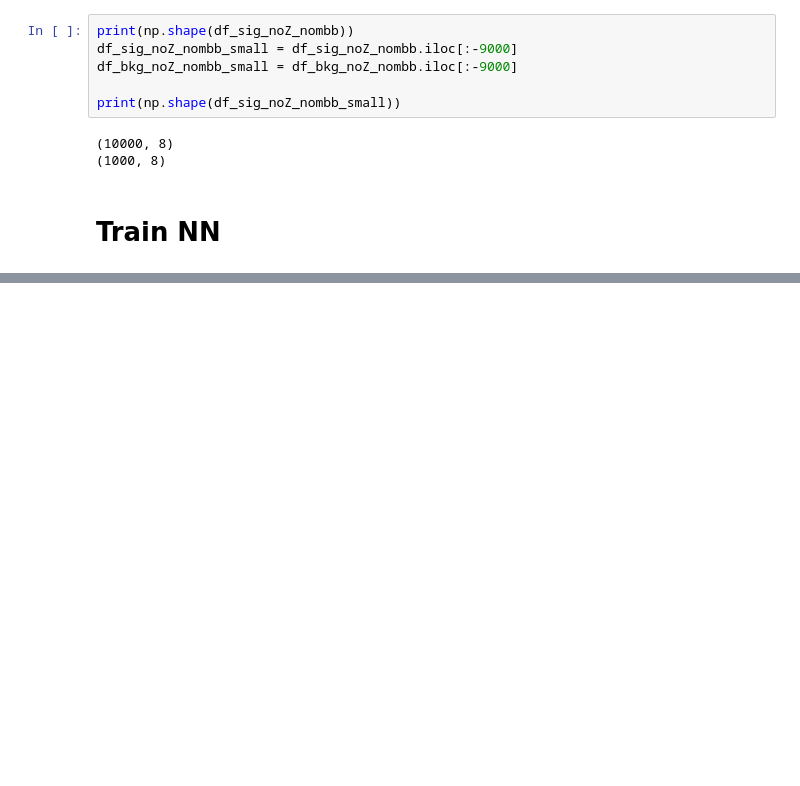
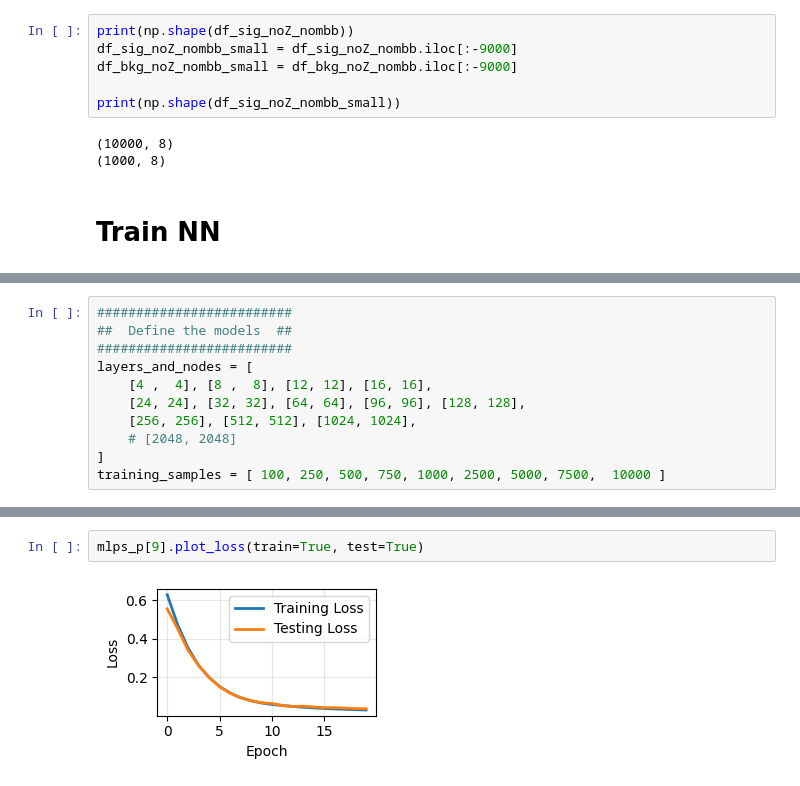
Before and after one commit to sferrante/HiggsClassifier, a Jupyter notebook: HiggstrahlungClassifier_Supervised.ipynb, the cells around one changed output, grey strips where cells are left out. Saved outputs shown, nothing was run; the diff lists cells and outputs as text; blank space fills up the shorter version.

```diff
--- a/HiggstrahlungClassifier_Supervised.ipynb
+++ b/HiggstrahlungClassifier_Supervised.ipynb
@@ -139,0 +127,11 @@ print(clf_all.roc_auc(), clf_noZ.roc_auc(), clf_nombb.roc_auc(), clf_noZ_nombb.r
+# %%
+#########################
+##  Define the models  ##
+#########################
+layers_and_nodes = [
+    [4 ,  4], [8 ,  8], [12, 12], [16, 16],
+    [24, 24], [32, 32], [64, 64], [96, 96], [128, 128],
+    [256, 256], [512, 512], [1024, 1024],
+    # [2048, 2048]
+]
+training_samples = [ 100, 250, 500, 750, 1000, 2500, 5000, 7500,  10000 ]
@@ -139,0 +213,4 @@ print(clf_all.roc_auc(), clf_noZ.roc_auc(), clf_nombb.roc_auc(), clf_noZ_nombb.r
+# %%
+mlps_p[9].plot_loss(train=True, test=True)
+# %% [output]
+[figure, added]
```
Also changed, not shown: parts of 15 cells of this notebook.
